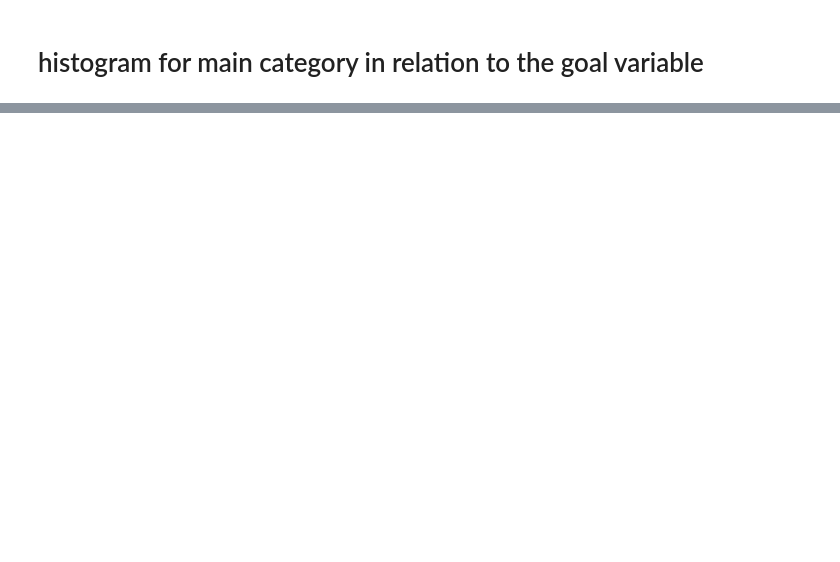
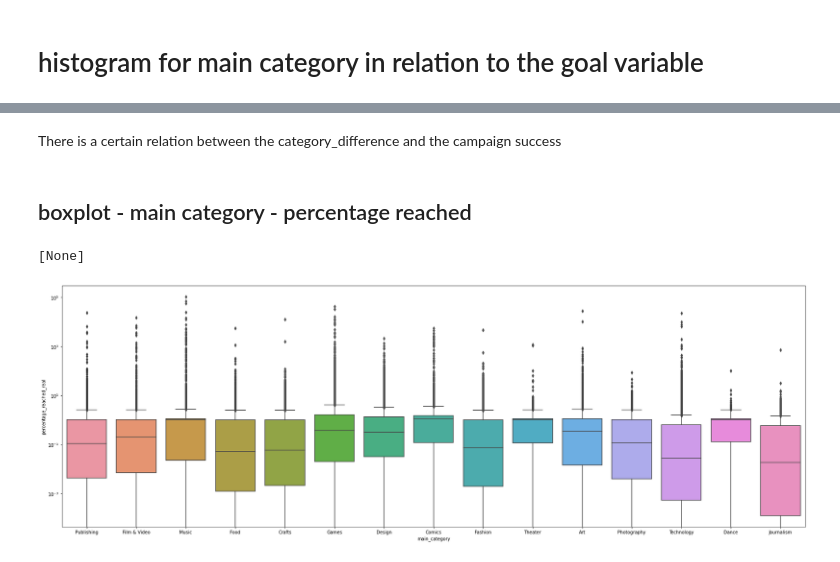
Before and after one commit to thebiff999/funding_forecast, a Jupyter notebook: src/Visualization.ipynb, the cells around one changed output, grey strips where cells are left out. Saved outputs shown, nothing was run; the diff lists cells and outputs as text; code cells hidden in the pictures; blank space fills up the shorter version.

```diff
--- a/src/Visualization.ipynb
+++ b/src/Visualization.ipynb
@@ -123,0 +144,11 @@ print(ax.get_xticklabels())
+# %% [markdown]
+There is a certain relation between the category_difference and the campaign success
+# %% [markdown]
+## boxplot - main category - percentage reached
+# %%
+plt.figure(figsize=(30,10))
+ax = sns.boxplot(data=df, x='main_category', y='percentage_reached_real')
+ax.set(yscale='log')
+# %% [output]
+[None]
+[figure, added]
```
Also changed, not shown: parts of 12 cells of this notebook, 6 other files.
